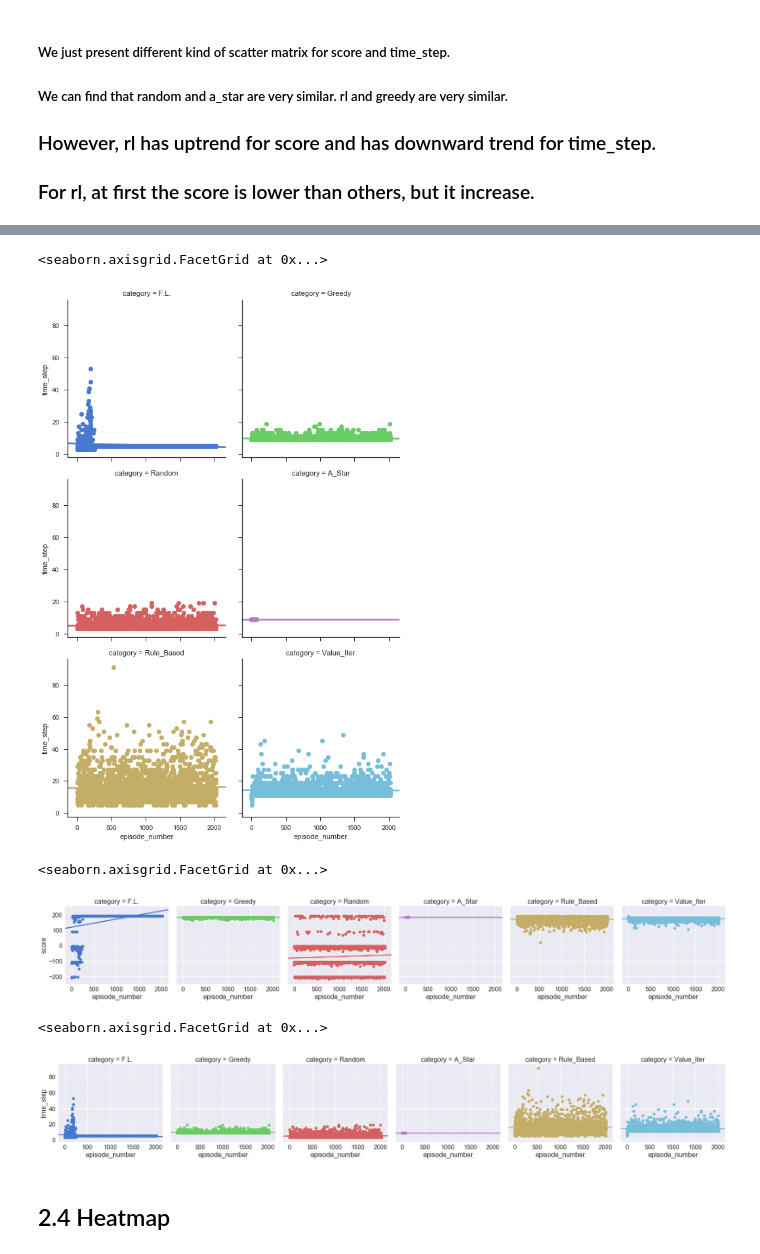
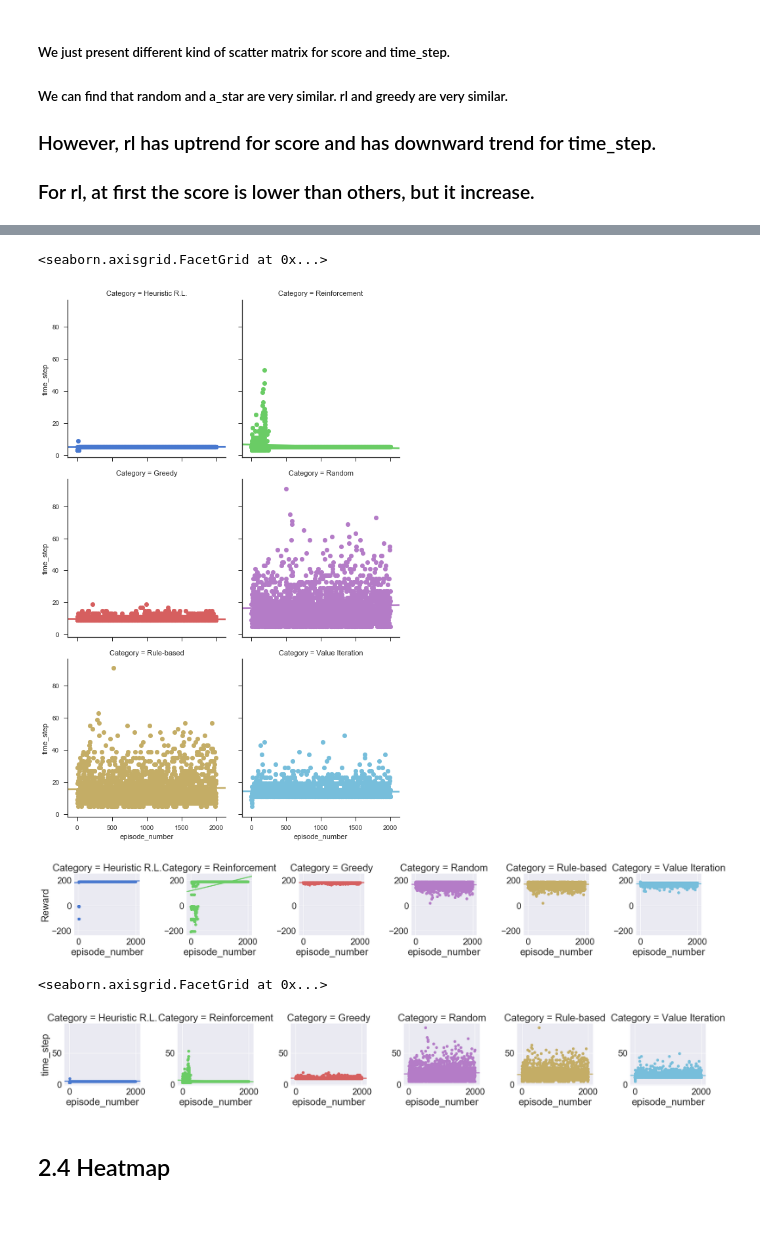
Before and after one commit to jason-jz-zhu/Data-Analysis-and-Viz-for-RL, a Jupyter notebook: Data Viz for RL.ipynb, the cells around one changed output, grey strips where cells are left out. Drawn from its saved outputs; the diff is of its cells as text; code cells hidden in the pictures; blank space fills up the shorter version.

```diff
--- a/Data Viz for RL.ipynb
+++ b/Data Viz for RL.ipynb
@@ -78,5 +85,15 @@ value_iteration['category'] = 'Value_Iter'
+# %%
+rl['Category'] = 'Reinforcement'
+greedy['Category'] = 'Greedy'
+# random['Category'] = 'Random Walk'
+# a_star['Category'] = 'A* Search'
+random_blocked['Category'] = 'Random'
+rule_based['Category'] = 'Rule-based'
+value_iteration['Category'] = 'Value Iteration'
+Heuristic_R_L['Category'] = 'Heuristic R.L.'
 # %%
-data_full = rl.append([greedy, random, a_star, rule_based, value_iteration], ignore_index=True)
-data = rl[:min_episode].append([greedy[:min_episode], random[:min_episode], a_star[:min_episode], rule_based[:min_episode], value_iteration[:min_episode]], ignore_index=True)
+data_full = Heuristic_R_L.append([rl, greedy, random, random_blocked, rule_based, value_iteration], ignore_index=True)
+data = Heuristic_R_L[:min_episode].append([rl[:min_episode], greedy[:min_episode], random[:min_episode], random_blocked[:min_episode], rule_based[:min_episode], value_iteration[:min_episode]], ignore_index=True)
+
 print(len(data))
 # %% [output]
@@ -131,12 +148,12 @@ dtype: object
 #### Boxplot
 # %%
 sns.set(style='ticks')
-
+sns.set(font_scale=2.2)
 # Initialize the figure with a logarithmic x axis
 f, ax = plt.subplots(figsize=(7, 6))
 
 # Plot the orbital period with horizontal boxes
-sns.boxplot(x='score', y='category', data=data,
+sns.boxplot(x='Reward', y='Category', data=data,
             whis=np.inf, palette='muted')
 
 # Tweak the visual presentation
@@ -181,28 +198,30 @@ sns.lmplot(x='episode_number', y='score', col='category', hue='category', data=d
 sns.set(style='ticks')
 
 # Show the results of a linear regression within each dataset
-sns.lmplot(x='episode_number', y='time_step', col='category', hue='category', data=data,
+sns.lmplot(x='episode_number', y='time_step', col='Category', hue='Category', data=data,
            col_wrap=2, ci=None, palette='muted', size=4,
            scatter_kws={'s': 50, 'alpha': 1})
 # %% [output]
 <seaborn.axisgrid.FacetGrid at 0x...>
-[figure, old version]
+[figure, new version]
+# %%
+sns.set(font_scale=2.2)
+# g.axes.set_title('Total Bill vs. Tip', fontsize=34,color="r",alpha=0.5)
+g = sns.lmplot(x='episode_number', y='Reward', col='Category', hue='Category', data=data,
+           ci=None, palette='muted', size=4,
+           scatter_kws={'s': 50, 'alpha': 1})
+
+# g.axes.set_title('Total Bill vs. Tip', fontsize=34,color="r",alpha=0.5)
+# %% [output]
+[figure, added]
 # %%
-sns.set(font_scale=1.5)
-sns.lmplot(x='episode_number', y='score', col='category', hue='category', data=data,
+sns.set(font_scale=2.2)
+sns.lmplot(x='episode_number', y='time_step', col='Category', hue='Category', data=data,
            ci=None, palette='muted', size=4,
            scatter_kws={'s': 50, 'alpha': 1})
 # %% [output]
 <seaborn.axisgrid.FacetGrid at 0x...>
-[figure, old version]
+[figure, new version]
-# %%
-sns.set(font_scale=1.5)
-sns.lmplot(x='episode_number', y='time_step', col='category', hue='category', data=data,
-           ci=None, palette='muted', size=4,
-           scatter_kws={'s': 50, 'alpha': 1})
-# %% [output]
-<seaborn.axisgrid.FacetGrid at 0x...>
-[figure, removed]
 # %% [markdown]
 <a id='Heatmap'></a>
 ## 2.4 Heatmap
```
Also changed, not shown: parts of 35 cells of this notebook, 1 other file.
